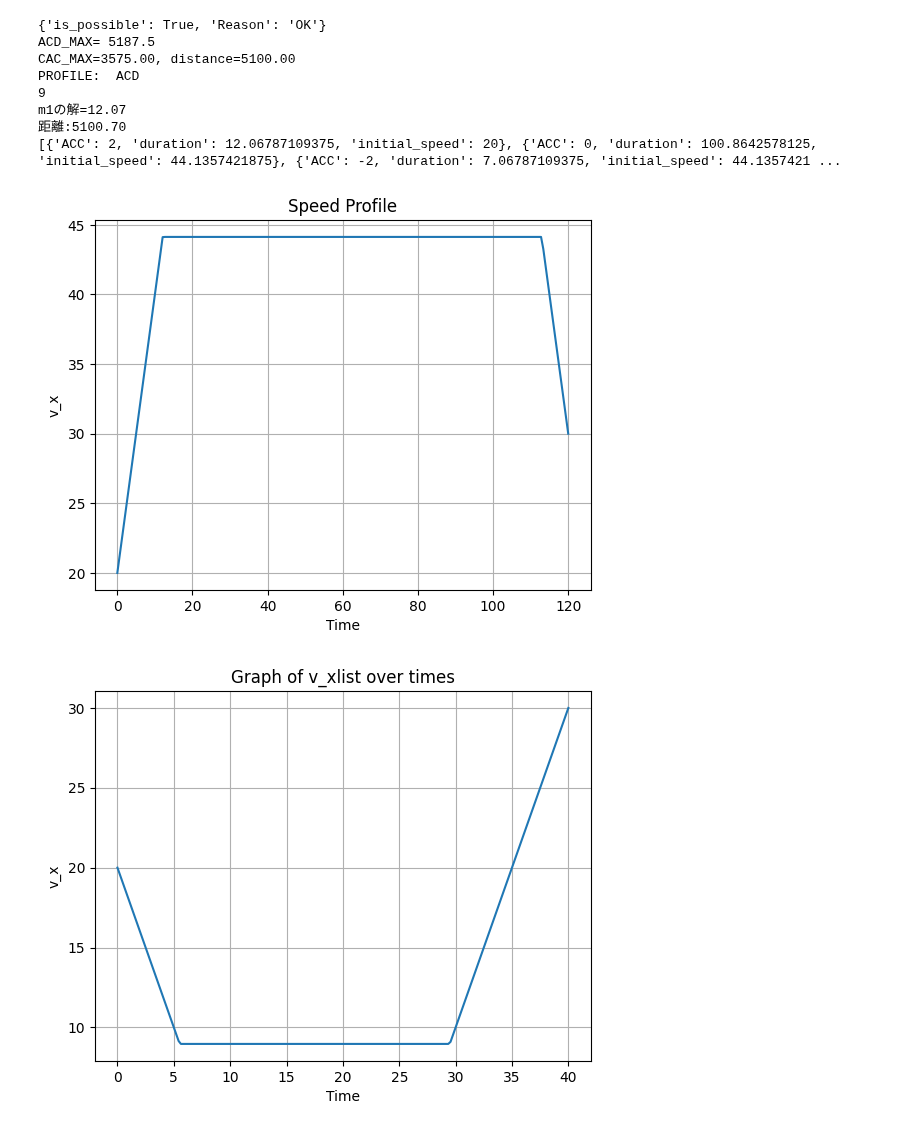
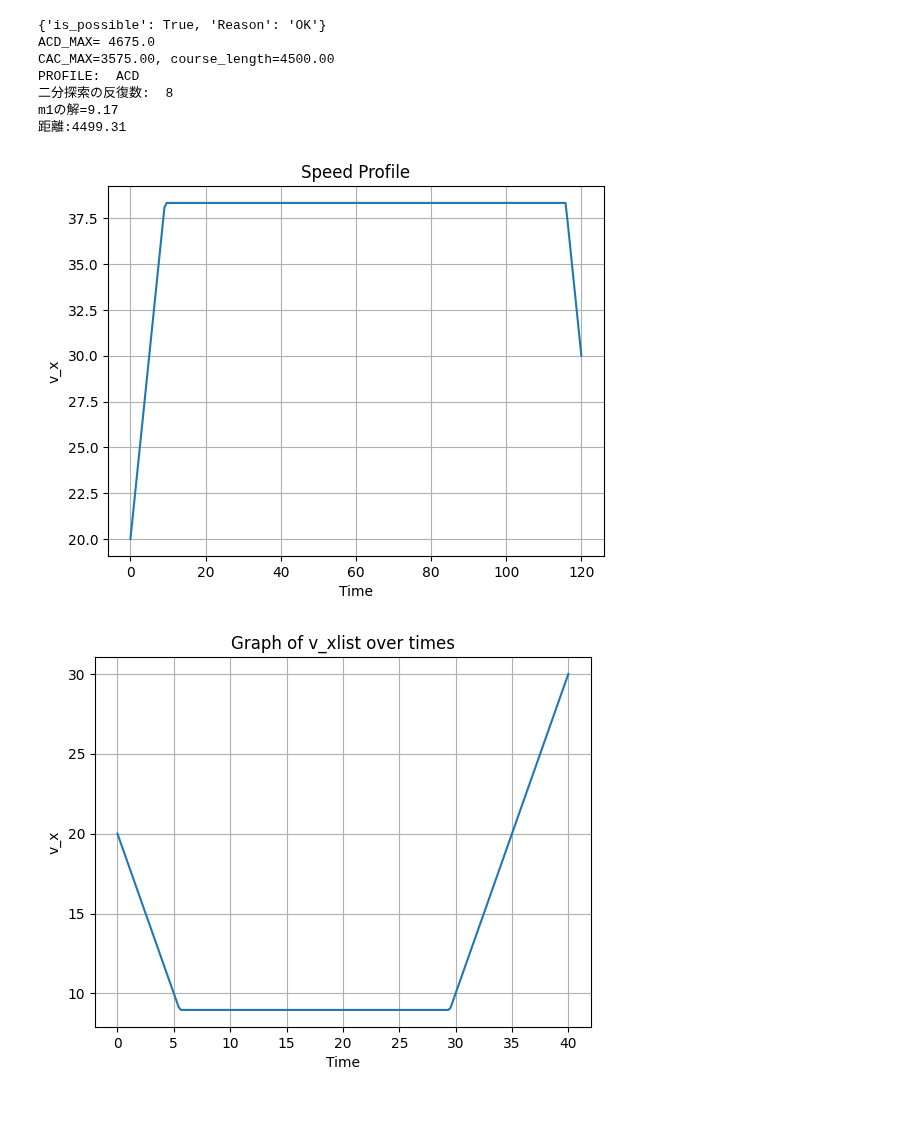
Before and after one commit to Aki-Fujita/drone_simulation, a Jupyter notebook: work/research_log/eta/notebooks/Sandbox.ipynb, the cells around one changed output. Drawn from its saved outputs; the diff is of its cells as text; code cells hidden in the pictures.

```diff
--- a/work/research_log/eta/notebooks/Sandbox.ipynb
+++ b/work/research_log/eta/notebooks/Sandbox.ipynb
@@ -5,38 +5,37 @@ from simulation_classes.eta.PathPlanner import PathPlanner
 # %%
 # initial_params
 initial_time =20
 v_0=20
 initial_params = {"time": initial_time, "speed":v_0}
 
 # ideal_params
 v_exit = 30
 ideal_arrival_time = 140
 ideal_params_at_end = {"ideal_arrive_time": ideal_arrival_time, "ideal_speed": v_exit}
 
 # car_spec
 max_acc = 2
 max_dec = 2
-v_max = 45
+v_max = 40
 car_spec = {"max_acc":max_acc, "max_dec":max_dec, "v_max":v_max}
 
 #その他の設計
-L_max = 5100
+L_max = 4500
 
 pathPlanner = PathPlanner(car_spec = car_spec, initial_params = initial_params,
                           ideal_params_at_end=ideal_params_at_end, COURSE_LENGTH = L_max)
 
 x = pathPlanner.solve_path(priority="speed")
 pathPlanner.plot_speed_profile()
 # %% [output]
 {'is_possible': True, 'Reason': 'OK'}
-ACD_MAX= 5187.5
-CAC_MAX=3575.00, distance=5100.00
+ACD_MAX= 4675.0
+CAC_MAX=3575.00, course_length=4500.00
 PROFILE:  ACD
-9
-m1の解=12.07
-距離:5100.70
-[{'ACC': 2, 'duration': 12.06787109375, 'initial_speed': 20}, {'ACC': 0, 'duration': 100.8642578125, 'initial_speed': 44.1357421875}, {'ACC': -2, 'duration': 7.06787109375, 'initial_speed': 44.1357421 ...
+二分探索の反復数:  8
+m1の解=9.17
+距離:4499.31
-[figure, old version]
+[figure, new version]
 # %%
 pathPlanner.plot_speed_profile()
 # %% [output]
```
Also changed, not shown: 4 other files.
